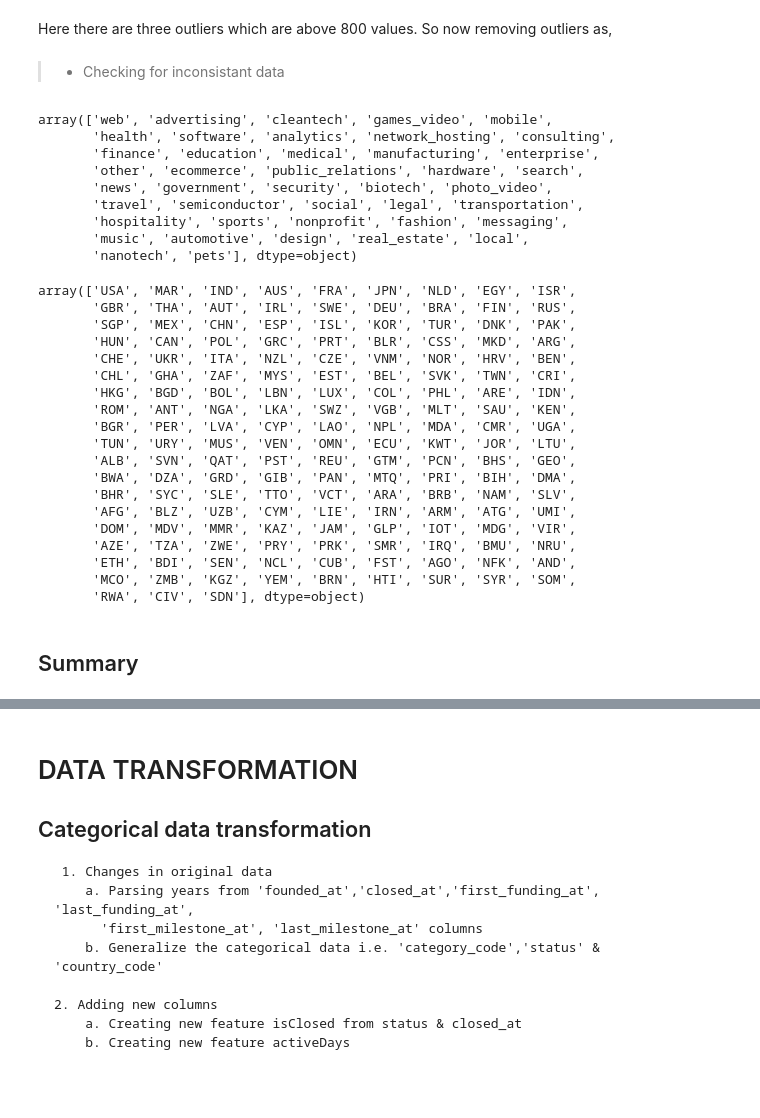
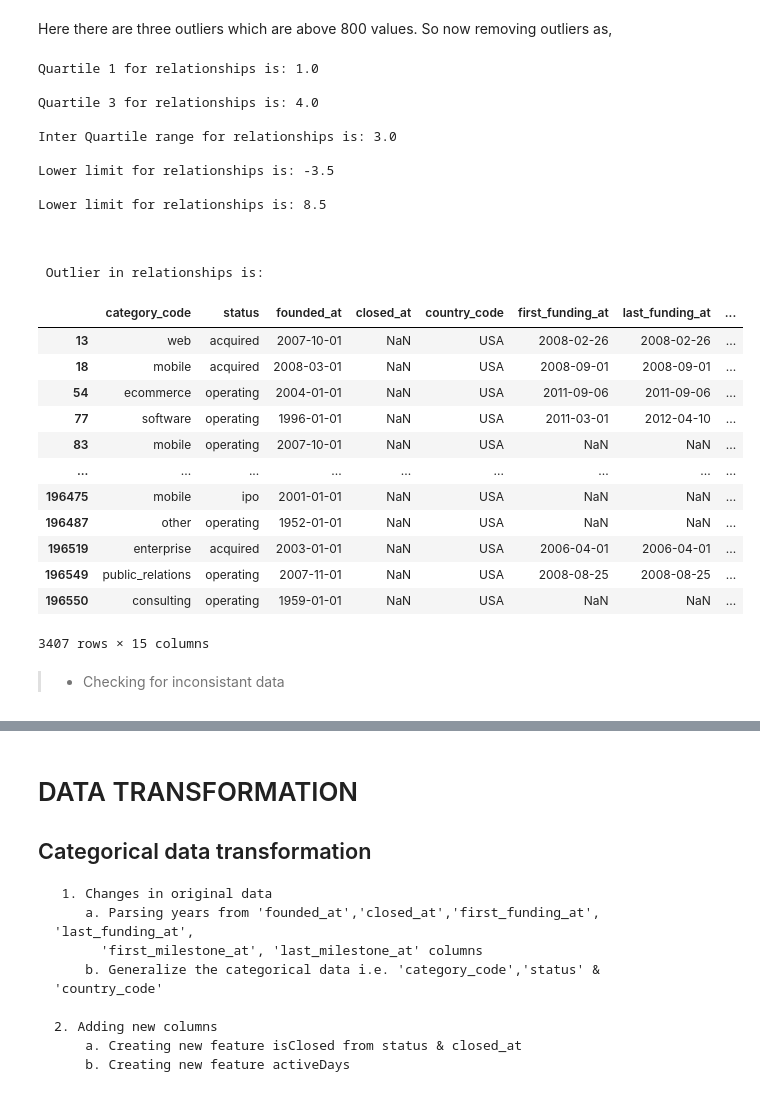
Before and after one commit to SUNILkhadka/Startup-Acquisition-Status-Predictions, a Jupyter notebook: Startup-Acquisition-Status-Prediction.ipynb, the cells around one changed output, grey strips where cells are left out. Saved outputs shown, nothing was run; the diff lists cells and outputs as text; code cells hidden in the pictures.

```diff
--- a/Startup-Acquisition-Status-Prediction.ipynb
+++ b/Startup-Acquisition-Status-Prediction.ipynb
@@ -150,5 +223,45 @@ plt.show()
 Here there are three outliers which are above 800 values. So now removing outliers as,
 # %%
 # Removing outlier from realationships
-outlier_relationship = data_df[data_df['relationships'] > 800]
-data_df.drop(outlier_relationship.index,axis=0, inplace=True)
+Q1_relationships = data_df.relationships.quantile(0.25)
+Q3_relationships = data_df.relationships.quantile(0.75)
+print(f'Quartile 1 for relationships is: {Q1_relationships}\n\nQuartile 3 for relationships is: {Q3_relationships}\n')
+IQR_relationships = Q3_relationships - Q1_relationships
+print(f'Inter Quartile range for relationships is: {IQR_relationships}\n')
+
+
+lower_limit_relationships = Q1_relationships - 1.5*IQR_relationships
+upper_limit_relationships = Q3_relationships + 1.5*IQR_relationships
+print(f'Lower limit for relationships is: {lower_limit_relationships}\n\nLower limit for relationships is: {upper_limit_relationships}\n')
+
+
+outlier_relationships =data_df[(data_df.relationships<lower_limit_relationships) | (data_df.relationships>upper_limit_relationships)]
+print("\n\n Outlier in relationships is: ")
+outlier_relationships
+# %% [output]
+Quartile 1 for relationships is: 1.0
+
+Quartile 3 for relationships is: 4.0
+
+Inter Quartile range for relationships is: 3.0
+
+Lower limit for relationships is: -3.5
+
+Lower limit for relationships is: 8.5
+
+
+
+ Outlier in relationships is:
+|  | category_code | status | founded_at | closed_at | country_code | first_funding_at | last_funding_at | ... |
+| 13 | web | acquired | 2007-10-01 | NaN | USA | 2008-02-26 | 2008-02-26 | ... |
+| 18 | mobile | acquired | 2008-03-01 | NaN | USA | 2008-09-01 | 2008-09-01 | ... |
+| 54 | ecommerce | operating | 2004-01-01 | NaN | USA | 2011-09-06 | 2011-09-06 | ... |
+| 77 | software | operating | 1996-01-01 | NaN | USA | 2011-03-01 | 2012-04-10 | ... |
+| 83 | mobile | operating | 2007-10-01 | NaN | USA | NaN | NaN | ... |
+| ... | ... | ... | ... | ... | ... | ... | ... | ... |
+| 196475 | mobile | ipo | 2001-01-01 | NaN | USA | NaN | NaN | ... |
+| 196487 | other | operating | 1952-01-01 | NaN | USA | NaN | NaN | ... |
+| 196519 | enterprise | acquired | 2003-01-01 | NaN | USA | 2006-04-01 | 2006-04-01 | ... |
+| 196549 | public_relations | operating | 2007-11-01 | NaN | USA | 2008-08-25 | 2008-08-25 | ... |
+| 196550 | consulting | operating | 1959-01-01 | NaN | USA | NaN | NaN | ... |
+3407 rows × 15 columns
@@ -155,38 +270,2 @@ data_df.drop(outlier_relationship.index,axis=0, inplace=True)
 # %% [markdown]
 > - Checking for inconsistant data
-# %%
-data_df.category_code.unique()
-# %% [output]
-array(['web', 'advertising', 'cleantech', 'games_video', 'mobile',
-       'health', 'software', 'analytics', 'network_hosting', 'consulting',
-       'finance', 'education', 'medical', 'manufacturing', 'enterprise',
-       'other', 'ecommerce', 'public_relations', 'hardware', 'search',
-       'news', 'government', 'security', 'biotech', 'photo_video',
-       'travel', 'semiconductor', 'social', 'legal', 'transportation',
-       'hospitality', 'sports', 'nonprofit', 'fashion', 'messaging',
-       'music', 'automotive', 'design', 'real_estate', 'local',
-       'nanotech', 'pets'], dtype=object)
-# %%
-data_df.country_code.unique()
-# %% [output]
-array(['USA', 'MAR', 'IND', 'AUS', 'FRA', 'JPN', 'NLD', 'EGY', 'ISR',
-       'GBR', 'THA', 'AUT', 'IRL', 'SWE', 'DEU', 'BRA', 'FIN', 'RUS',
-       'SGP', 'MEX', 'CHN', 'ESP', 'ISL', 'KOR', 'TUR', 'DNK', 'PAK',
-       'HUN', 'CAN', 'POL', 'GRC', 'PRT', 'BLR', 'CSS', 'MKD', 'ARG',
-       'CHE', 'UKR', 'ITA', 'NZL', 'CZE', 'VNM', 'NOR', 'HRV', 'BEN',
-       'CHL', 'GHA', 'ZAF', 'MYS', 'EST', 'BEL', 'SVK', 'TWN', 'CRI',
-       'HKG', 'BGD', 'BOL', 'LBN', 'LUX', 'COL', 'PHL', 'ARE', 'IDN',
-       'ROM', 'ANT', 'NGA', 'LKA', 'SWZ', 'VGB', 'MLT', 'SAU', 'KEN',
-       'BGR', 'PER', 'LVA', 'CYP', 'LAO', 'NPL', 'MDA', 'CMR', 'UGA',
-       'TUN', 'URY', 'MUS', 'VEN', 'OMN', 'ECU', 'KWT', 'JOR', 'LTU',
-       'ALB', 'SVN', 'QAT', 'PST', 'REU', 'GTM', 'PCN', 'BHS', 'GEO',
-       'BWA', 'DZA', 'GRD', 'GIB', 'PAN', 'MTQ', 'PRI', 'BIH', 'DMA',
-       'BHR', 'SYC', 'SLE', 'TTO', 'VCT', 'ARA', 'BRB', 'NAM', 'SLV',
-       'AFG', 'BLZ', 'UZB', 'CYM', 'LIE', 'IRN', 'ARM', 'ATG', 'UMI',
-       'DOM', 'MDV', 'MMR', 'KAZ', 'JAM', 'GLP', 'IOT', 'MDG', 'VIR',
-       'AZE', 'TZA', 'ZWE', 'PRY', 'PRK', 'SMR', 'IRQ', 'BMU', 'NRU',
-       'ETH', 'BDI', 'SEN', 'NCL', 'CUB', 'FST', 'AGO', 'NFK', 'AND',
-       'MCO', 'ZMB', 'KGZ', 'YEM', 'BRN', 'HTI', 'SUR', 'SYR', 'SOM',
-       'RWA', 'CIV', 'SDN'], dtype=object)
-# %% [markdown]
-## Summary
```
Also changed, not shown: parts of 23 cells of this notebook.
